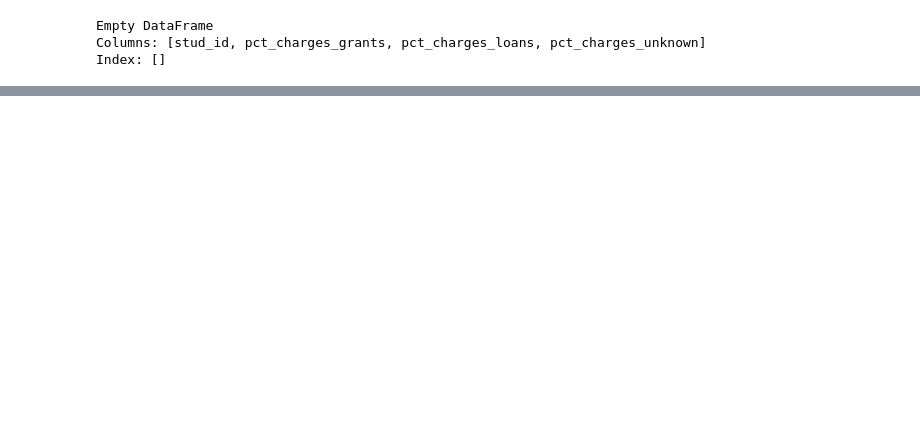
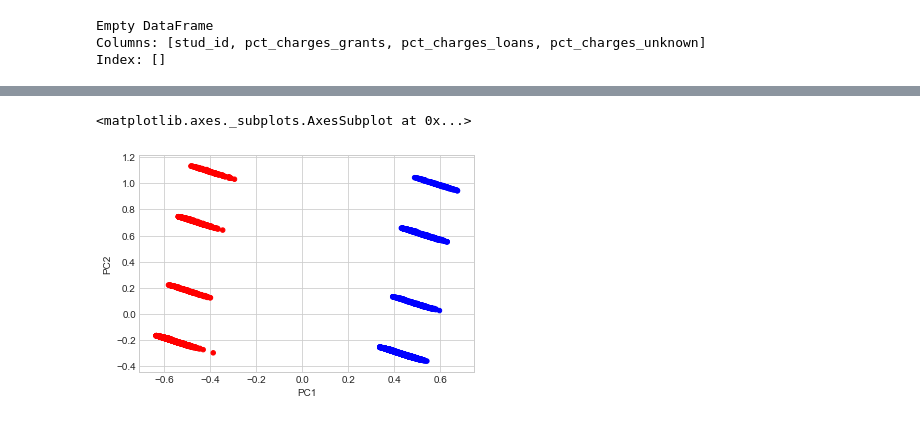
Before and after one commit to cameronsmither/CBE-Progfiles, a Jupyter notebook: TN_progfiles_3175.ipynb, the cells around one changed output, grey strips where cells are left out. Saved outputs shown, nothing was run; the diff lists cells and outputs as text; code cells hidden in the pictures; blank space fills up the shorter version.

```diff
--- a/TN_progfiles_3175.ipynb
+++ b/TN_progfiles_3175.ipynb
@@ -51,12 +59,12 @@ stud_df = pd.read_stata(str(inst_dir+'\\Student\\'+inst_id+'_Student_v1_cap.dta'
 print (stud_df[:0]) #view elements
 
 # Delete elements we don't want/need
-# BE CAREFUL WITH RACETH (Capella shared raceth as numbers like we wanted, raceth_int not needed)
-stud_df.drop(columns=['inst_id', 'sex', 'myob', 'forres_ind', 'raceth', 'prior_pse_amttype', 'prior_pse_credential',
+# BE CAREFUL WITH RACETH (Capella shared raceth as (string) numbers like we wanted, raceth_int not needed)
+stud_df.drop(['inst_id', 'sex', 'myob', 'forres_ind', 'raceth_int', 'prior_pse_amttype', 'prior_pse_credential',
                      'mil_res_ae', 'vet_ae', 'ftft_flag', 'employed_ae', 'remed', 'pell_elig', 'pell_recip',
-                     'debt_ae', 'unemploy', 'status', 'trnsfroutcbe', 'trnsfrincbe'], inplace=True)
+                     'debt_ae_bin', 'unemploy', 'status', 'trnsfroutcbe', 'trnsfrincbe'], inplace=True, axis=1)
 
-print (stud_df[:0])
+print(stud_df.head())
 # %% [output]
 Empty DataFrame
 Columns: [inst_id, stud_id, cohort, sex, myob, zip, forres_ind, raceth, prior_pse_amt, prior_pse_amttype, prior_pse_credential, start, mil_res_ae, vet_ae, ftft_flag, employed_ae, remed, pell_elig, pel ...
@@ -90,7 +105,7 @@ prog_df = pd.read_stata(str(inst_dir+'\\Analysis\\'+inst_id+'_progression_MASTER
 #print (prog_df.iloc[0:0,94:]) # view specific element names
 #prog_df['uniqueid'].value_counts() # check specific element values
 
-del_list = list(range(1,70)) + list(range(94,100))
+del_list = list(range(1,70)) + list(range(85,100))
 prog_df.drop(prog_df.columns[[del_list]], axis=1, inplace=True) #delete elements we don't want/need
 
 print (prog_df[:0]) #view elements
@@ -123,6 +171,14 @@ master_df = stud_df.set_index('stud_id').join(prog_df.set_index('stud_id'))
 # (Student + progression) + cost
 master_df = master_df.join(cost_df.set_index('stud_id'))
 
+## we should add second cost here
+master_df = master_df.join(cost_progdf.set_index('stud_id'))
+
+# change the index from stud_id to just a normal index
+master_df.index.name = 'stud_id'
+master_df.reset_index(inplace=True)
+
 print (master_df[:0]) #view elements
+#master_df['cohort']
 # %% [output]
 Empty DataFrame
@@ -134,0 +279,14 @@ Index: []
+# %%
+# Start with student characteristics first
+kmeans1 = KMeans(n_clusters=2, init='random', algorithm='auto').fit(sample_df_std)
+kmeans1.labels_
+kmeans1.cluster_centers_
+
+# Does KMeans keep the order of the observations the same????????????????????????????????????????????
+kmeans_results = kmeans1.predict(sample_df_std)
+kmeans_results = pd.DataFrame(data=kmeans_results, columns=['cluster'])
+
+# Combine kmeans_results and the PCA data
+final_df = sample_pca_df.join(kmeans_results)
+
+final_df.head()
@@ -134,0 +300,9 @@ Index: []
+# %%
+#Visualize using the PCA data!
+colors_fin = np.where(final_df['cluster']==0,'r','-')
+colors_fin[final_df['cluster']==1] = 'b'
+
+final_df.plot.scatter(x='PC1',y='PC2', c=colors_fin)
+# %% [output]
+<matplotlib.axes._subplots.AxesSubplot at 0x...>
+[figure, added]
```
Also changed, not shown: parts of 10 cells of this notebook.
